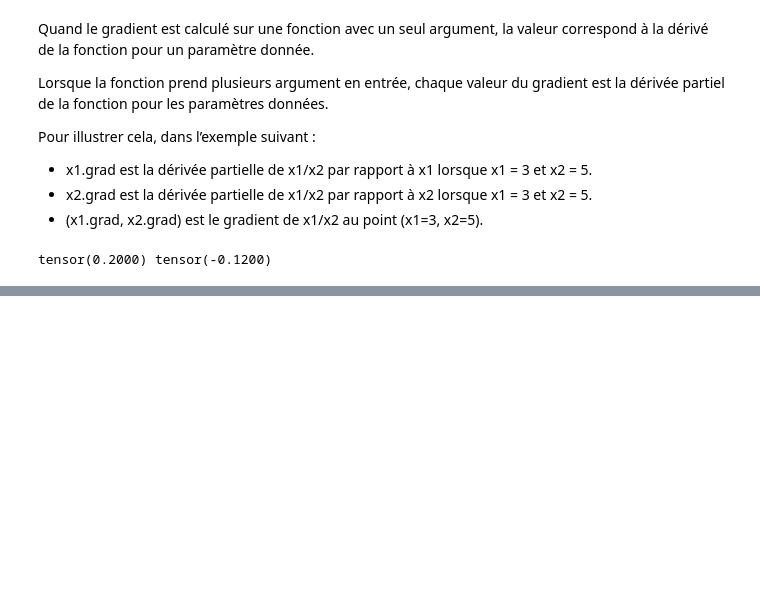
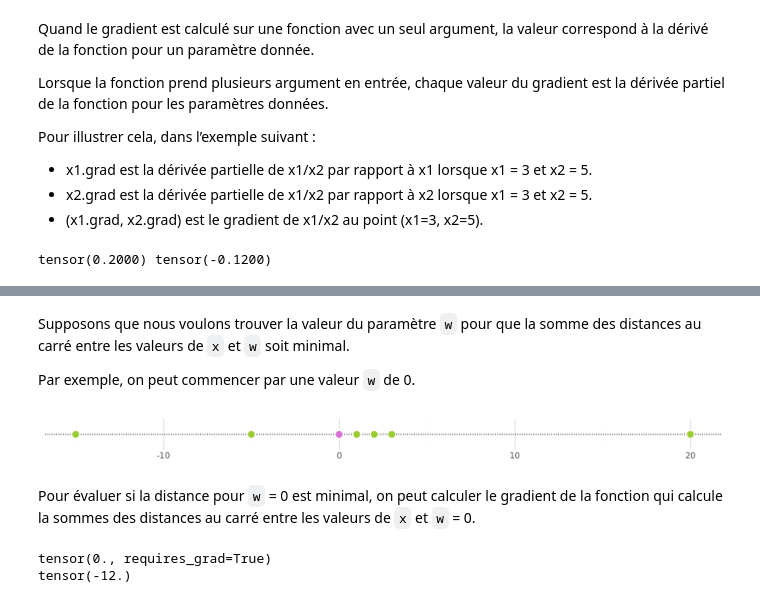
Before and after one commit to TimothyLab/machine_learning, a Jupyter notebook: deep_leraning/01_tensors.ipynb, the cells around one changed output, grey strips where cells are left out. Drawn from its saved outputs; the diff is of its cells as text; code cells hidden in the pictures; blank space fills up the shorter version.

```diff
--- a/deep_leraning/01_tensors.ipynb
+++ b/deep_leraning/01_tensors.ipynb
@@ -119,0 +157,24 @@ tensor(0.2000) tensor(-0.1200)
+# %% [markdown]
+Supposons que nous voulons trouver la valeur du paramètre `w` pour que la somme des distances au carré entre les valeurs de
+`x` et `w` soit minimal.
+
+Par exemple, on peut commencer par une valeur `w` de 0.
+# %%
+plot_points1d(x,0)
+# %% [output]
+[figure, added]
+# %% [markdown]
+Pour évaluer si la distance pour `w` = 0 est minimal, on peut calculer le gradient de la fonction qui calcule la sommes des distances au carré entre les valeurs de `x` et `w` = 0.
+# %%
+w = torch.tensor(0.0, requires_grad=True)
+
+y = (x-w).square().sum()
+
+print(w)
+
+y.backward()
+
+print(w.grad)
+# %% [output]
+tensor(0., requires_grad=True)
+tensor(-12.)
```
Also changed, not shown: parts of 8 cells of this notebook.
